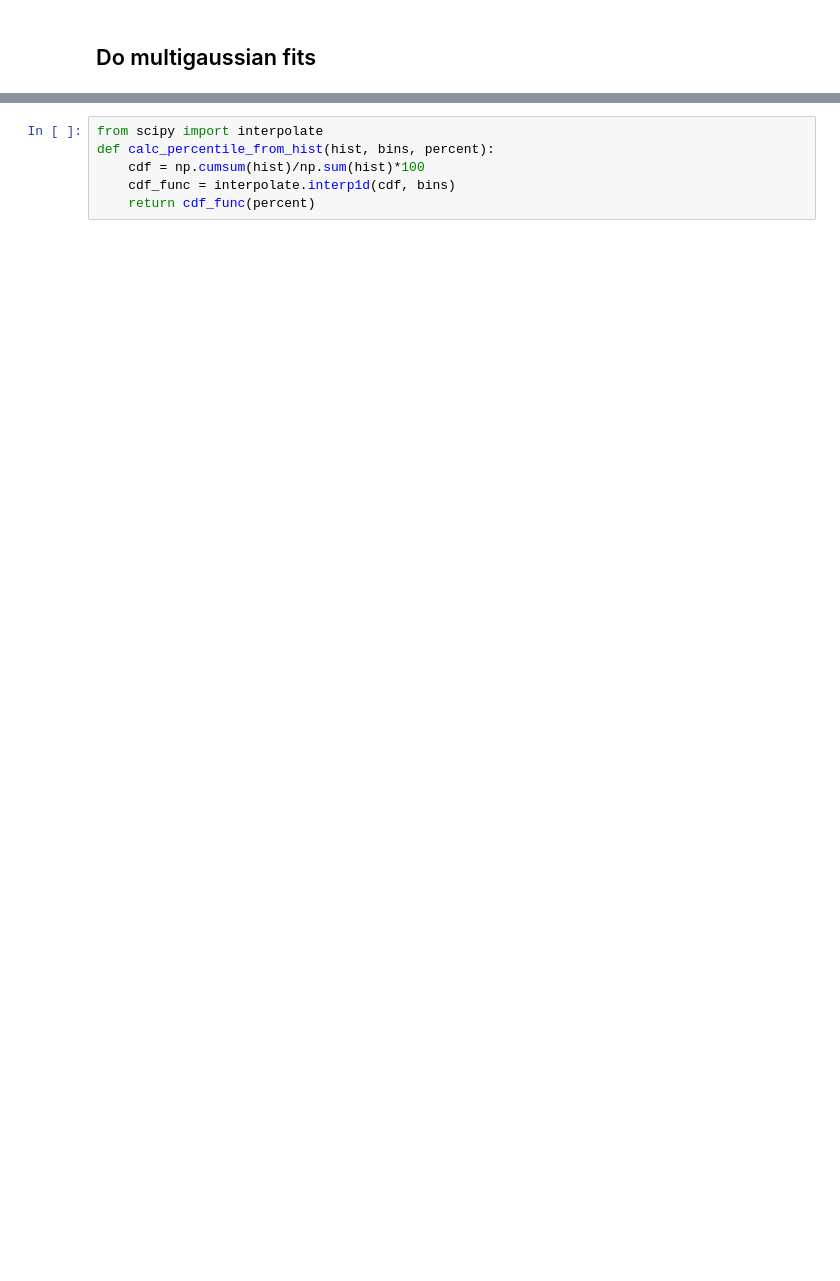
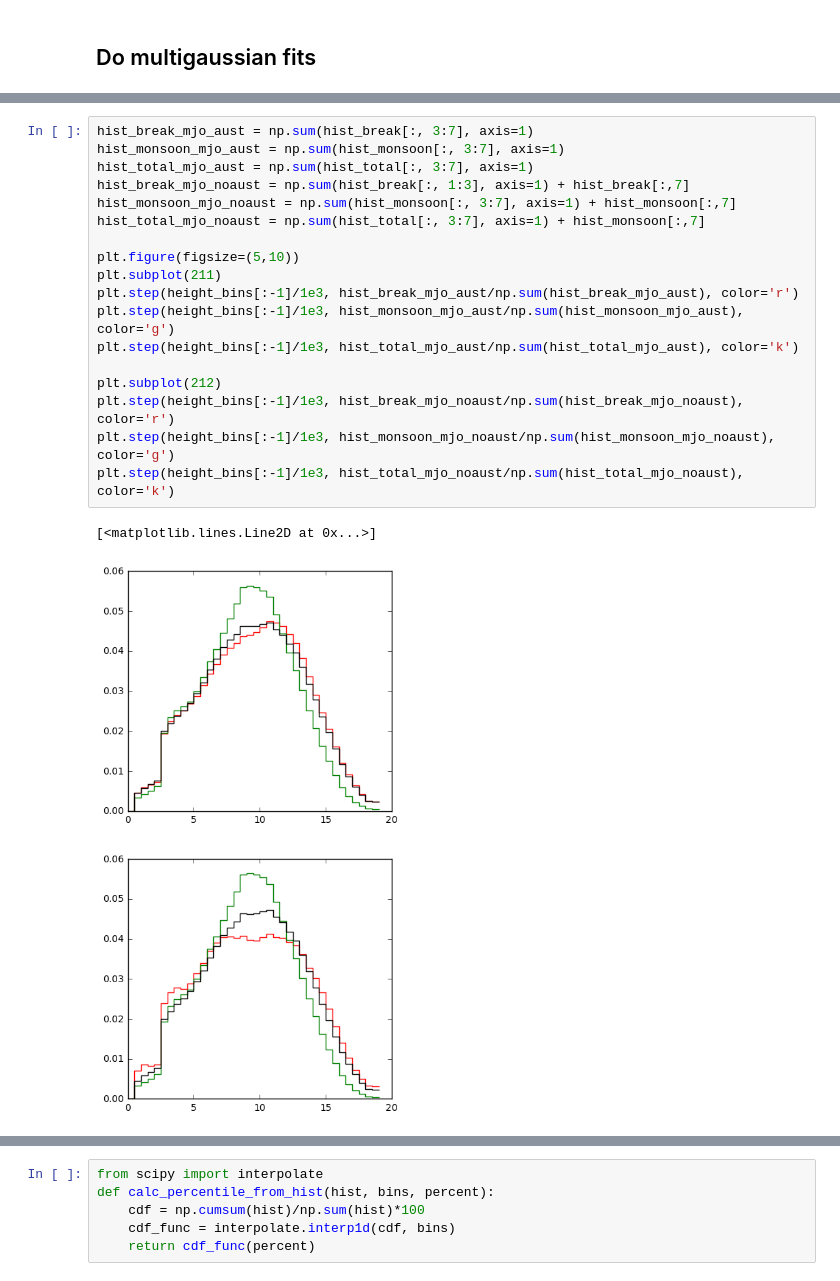
Before and after one commit to rcjackson/cmdv-rrm-anl, a Jupyter notebook: notebooks/Echo top height pdf.ipynb, the cells around one changed output, grey strips where cells are left out. Drawn from its saved outputs; the diff is of its cells as text; blank space fills up the shorter version.

```diff
--- a/notebooks/Echo top height pdf.ipynb
+++ b/notebooks/Echo top height pdf.ipynb
@@ -100,3 +130,24 @@ for mjo_indicies in range(8):
+# %%
+hist_break_mjo_aust = np.sum(hist_break[:, 3:7], axis=1)
+hist_monsoon_mjo_aust = np.sum(hist_monsoon[:, 3:7], axis=1)
+hist_total_mjo_aust = np.sum(hist_total[:, 3:7], axis=1)
+hist_break_mjo_noaust = np.sum(hist_break[:, 1:3], axis=1) + hist_break[:,7]
+hist_monsoon_mjo_noaust = np.sum(hist_monsoon[:, 3:7], axis=1) + hist_monsoon[:,7]
+hist_total_mjo_noaust = np.sum(hist_total[:, 3:7], axis=1) + hist_monsoon[:,7]
+
+plt.figure(figsize=(5,10))
+plt.subplot(211)
+plt.step(height_bins[:-1]/1e3, hist_break_mjo_aust/np.sum(hist_break_mjo_aust), color='r')
+plt.step(height_bins[:-1]/1e3, hist_monsoon_mjo_aust/np.sum(hist_monsoon_mjo_aust), color='g')
+plt.step(height_bins[:-1]/1e3, hist_total_mjo_aust/np.sum(hist_total_mjo_aust), color='k')
+
+plt.subplot(212)
+plt.step(height_bins[:-1]/1e3, hist_break_mjo_noaust/np.sum(hist_break_mjo_noaust), color='r')
+plt.step(height_bins[:-1]/1e3, hist_monsoon_mjo_noaust/np.sum(hist_monsoon_mjo_noaust), color='g')
+plt.step(height_bins[:-1]/1e3, hist_total_mjo_noaust/np.sum(hist_total_mjo_noaust), color='k')
+# %% [output]
+[<matplotlib.lines.Line2D at 0x...>]
+[figure, added]
 # %%
 plt.figure(figsize=(6,6))
 print(chisquare_break3)
```
Also changed, not shown: parts of 21 cells of this notebook, 1 other file.
